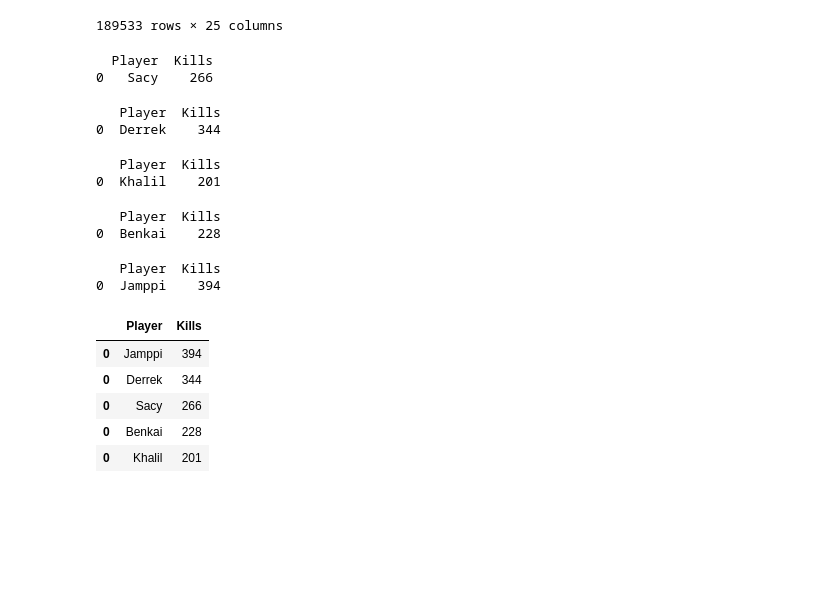
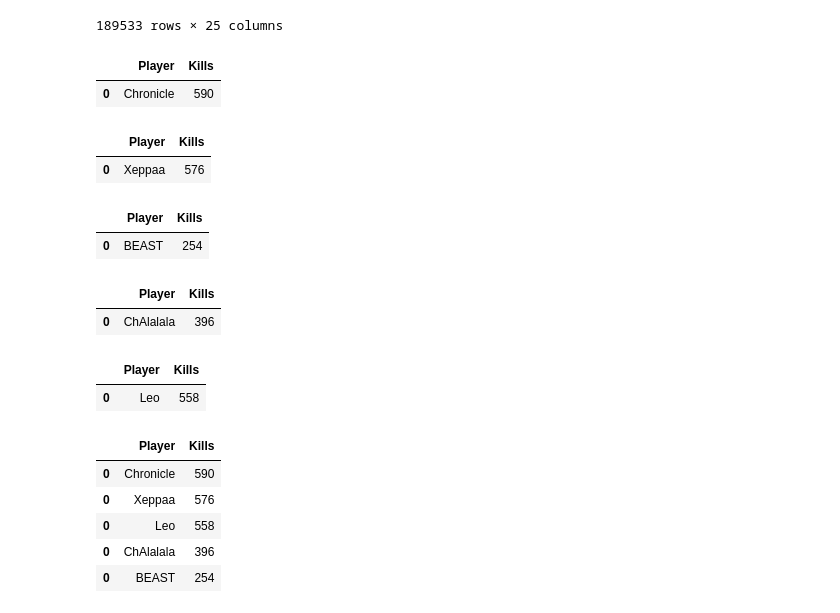
Before and after one commit to PedroLSCabral/Projeto-ICD, a Jupyter notebook: vct_2021.ipynb, the cells around one changed output. Drawn from its saved outputs; the diff is of its cells as text; code cells hidden in the pictures; blank space fills up the shorter version.

```diff
--- a/vct_2021.ipynb
+++ b/vct_2021.ipynb
@@ -384,10 +384,12 @@ for i in times_champions:
 
     lista_jogadores_champions.append(players_vct2021_champions_grouped)
 
-print(lista_jogadores_champions[0])
+jogadores_champions = pd.concat(lista_jogadores_champions)
+best_player_champions_vct2021 = jogadores_champions.sort_values(by='Kills', ascending=False)[:1]
+best_player_champions_vct2021
 # %% [output]
-  Player  Kills
-0   Sacy    266
+|  | Player | Kills |
+| 0 | Chronicle | 590 |
 # %%
 times_north_america = ['Rise','FaZe Clan','100 Thieves','XSET','Gen.G','Cloud9','Version1','Luminosity']
 lista_jogadores_north_america = []
@@ -403,10 +405,12 @@ for i in times_north_america:
 
     lista_jogadores_north_america.append(players_vct2021_north_grouped)
 
-print(lista_jogadores_north_america[0])
+jogadores_north_america = pd.concat(lista_jogadores_north_america)
+best_player_north_america_vct2021 = jogadores_north_america.sort_values(by='Kills', ascending=False)[:1]
+best_player_north_america_vct2021
 # %% [output]
-   Player  Kills
-0  Derrek    344
+|  | Player | Kills |
+| 0 | Xeppaa | 576 |
 # %%
 times_south_america = ['FURIA','Six Karma','Sharks Esports','Liberty','Australs','INFINITY','Gamelanders Blue','E-Xolos LAZER']
 lista_jogadores_south_america = []
@@ -422,10 +426,12 @@ for i in times_south_america:
 
     lista_jogadores_south_america.append(players_vct2021_south_grouped)
 
-print(lista_jogadores_south_america[0])
+jogadores_south_america = pd.concat(lista_jogadores_south_america)
+best_player_south_america_vct2021 = jogadores_south_america.sort_values(by='Kills', ascending=False)[:1]
+best_player_south_america_vct2021
 # %% [output]
-   Player  Kills
-0  Khalil    201
+|  | Player | Kills |
+| 0 | BEAST | 254 |
 # %%
 times_pacific = ['Paper Rex','F4Q','DAMWON Gaming','Global Esports','NORTHEPTION','NUTURN','FULL SENSE','BOOM Esports','FENNEL','REJECT']
 lista_jogadores_pacific = []
@@ -441,10 +447,12 @@ for i in times_pacific:
 
     lista_jogadores_pacific.append(players_vct2021_pacific_grouped)
 
-print(lista_jogadores_pacific[0])
+jogadores_pacific = pd.concat(lista_jogadores_pacific)
+best_player_pacific_vct2021 = jogadores_pacific.sort_values(by='Kills', ascending=False)[:1]
+best_player_pacific_vct2021
 # %% [output]
-   Player  Kills
-0  Benkai    228
+|  | Player | Kills |
+| 0 | ChAlalala | 396 |
 # %%
 times_emea = ['Team Liquid','G2 Esports','FUT Esports','Papara SuperMassive','Oxygen Esports','One Breath Gaming','Anubis Gaming','Guild Esports']
 lista_jogadores_emea = []
@@ -460,18 +468,20 @@ for i in times_emea:
 
     lista_jogadores_emea.append(players_vct2021_emea_grouped)
 
-print(lista_jogadores_emea[0])
+jogadores_emea = pd.concat(lista_jogadores_emea)
+best_player_emea_vct2021 = jogadores_emea.sort_values(by='Kills', ascending=False)[:1]
+best_player_emea_vct2021
 # %% [output]
-   Player  Kills
-0  Jamppi    394
+|  | Player | Kills |
+| 0 | Leo | 558 |
 # %%
-best_players_vct2021 = pd.concat([lista_jogadores_champions[0], lista_jogadores_north_america[0], lista_jogadores_south_america[0], lista_jogadores_pacific[0], lista_jogadores_emea[0]])
-best_player_vct2021 = best_players_vct2021.sort_values(by='Kills', ascending=False)
+best_player_vct2021 = pd.concat([best_player_champions_vct2021, best_player_north_america_vct2021, best_player_south_america_vct2021, best_player_pacific_vct2021, best_player_emea_vct2021])
+best_player_vct2021 = best_player_vct2021.sort_values(by='Kills', ascending=False)
 best_player_vct2021
 # %% [output]
 |  | Player | Kills |
-| 0 | Jamppi | 394 |
-| 0 | Derrek | 344 |
-| 0 | Sacy | 266 |
-| 0 | Benkai | 228 |
-| 0 | Khalil | 201 |
+| 0 | Chronicle | 590 |
+| 0 | Xeppaa | 576 |
+| 0 | Leo | 558 |
+| 0 | ChAlalala | 396 |
+| 0 | BEAST | 254 |
```
